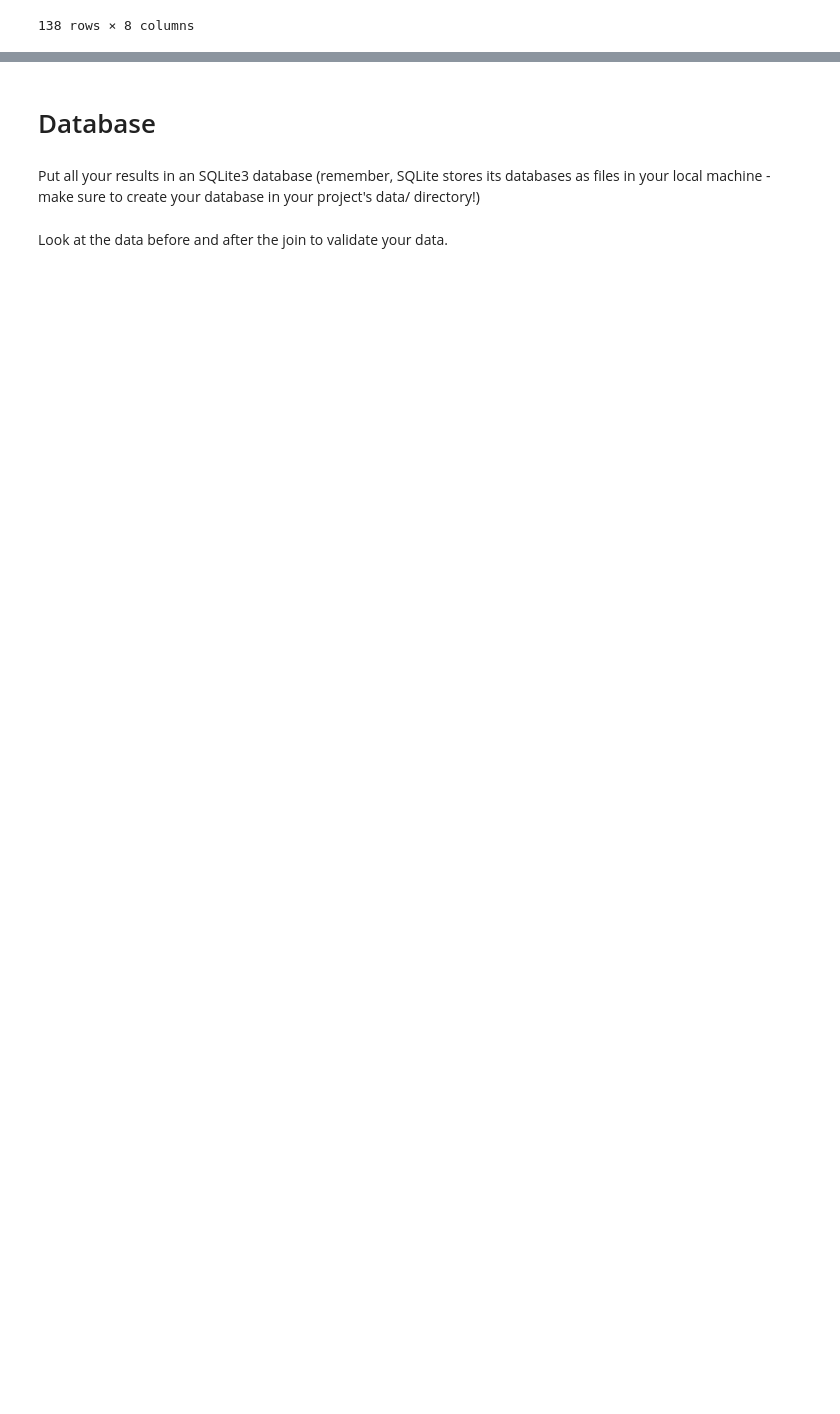
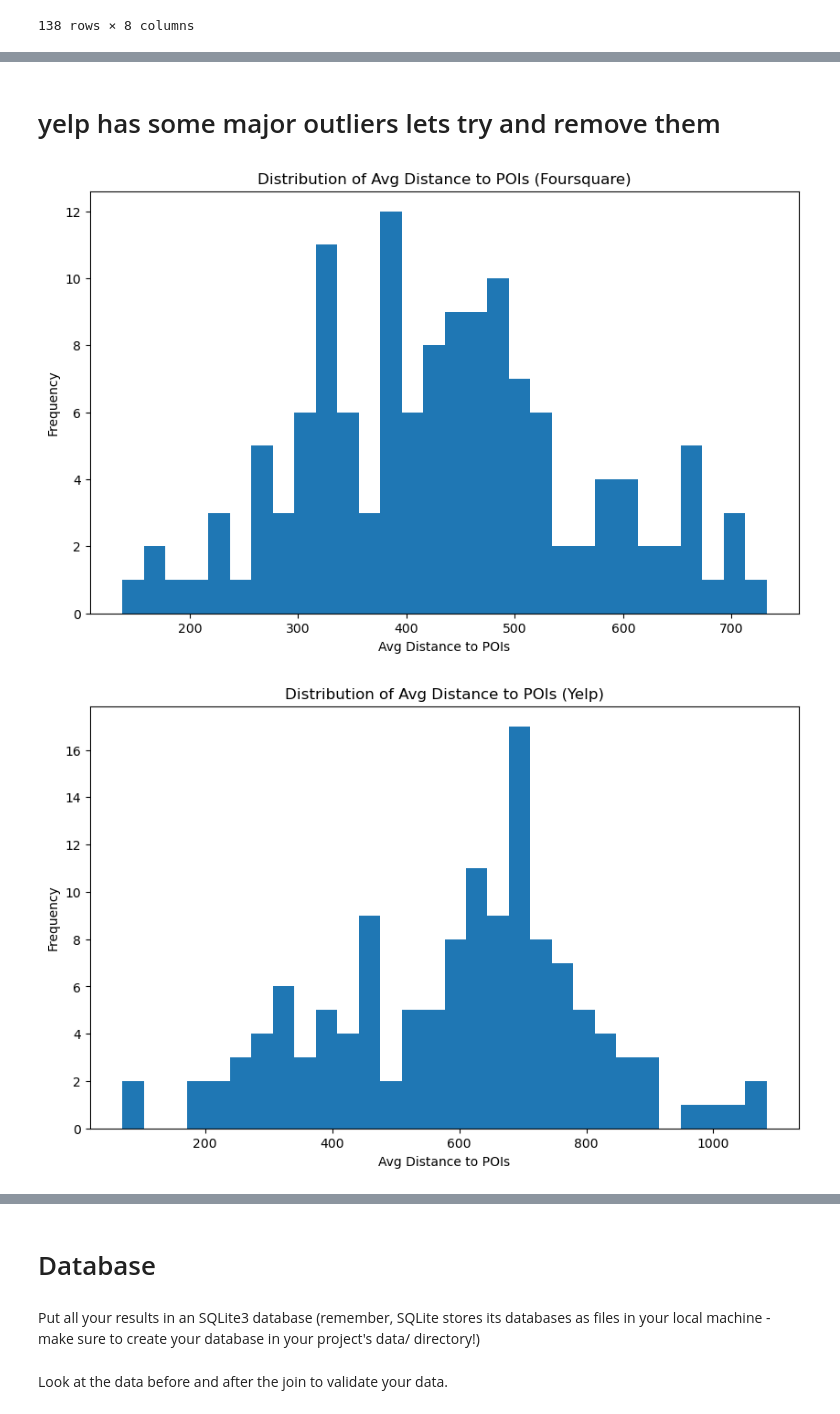
Before and after one commit to Hounder23/LIGHTHOUSE-p2, a Jupyter notebook: notebooks/joining_data.ipynb, the cells around one changed output, grey strips where cells are left out. Saved outputs shown, nothing was run; the diff lists cells and outputs as text; code cells hidden in the pictures; blank space fills up the shorter version.

```diff
--- a/notebooks/joining_data.ipynb
+++ b/notebooks/joining_data.ipynb
@@ -74,0 +153,38 @@ Name: count, Length: 138, dtype: int64
+# %% [markdown]
+# yelp has some major outliers lets try and remove them
+# %%
+# Identify and remove the major outliers for both Yelp and Foursquare using the IQR method
+# Calculate the IQR for Yelp and Foursquare
+FS_Q1 = FS_distance['FS_avg_distance'].quantile(0.25)
+FS_Q3 = FS_distance['FS_avg_distance'].quantile(0.75)
+FS_IQR = FS_Q3 - FS_Q1
+FS_lower_bound = FS_Q1 - (1.5 * FS_IQR)
+FS_upper_bound = FS_Q3 + (1.5 * FS_IQR)
+
+Yelp_Q1 = Yelp_distance['Yelp_avg_distance'].quantile(0.25)
+Yelp_Q3 = Yelp_distance['Yelp_avg_distance'].quantile(0.75)
+Yelp_IQR = Yelp_Q3 - Yelp_Q1
+Yelp_lower_bound = Yelp_Q1 - (1.5 * Yelp_IQR)
+Yelp_upper_bound = Yelp_Q3 + (1.5 * Yelp_IQR)
+
+# Remove the outliers
+FS_distance = FS_distance[(FS_distance['FS_avg_distance'] > FS_lower_bound) & (FS_distance['FS_avg_distance'] < FS_upper_bound)]
+Yelp_distance = Yelp_distance[(Yelp_distance['Yelp_avg_distance'] > Yelp_lower_bound) & (Yelp_distance['Yelp_avg_distance'] < Yelp_upper_bound)]
+# %%
+# using the same plot, plot the distribution of avg_distance for all stations after removing outliers
+plt.figure(figsize=(10, 6))
+plt.hist(FS_distance['FS_avg_distance'], bins=30)
+plt.xlabel('Avg Distance to POIs')
+plt.ylabel('Frequency')
+plt.title('Distribution of Avg Distance to POIs (Foursquare)')
+plt.show()
+
+plt.figure(figsize=(10, 6))
+plt.hist(Yelp_distance['Yelp_avg_distance'], bins=30)
+plt.xlabel('Avg Distance to POIs')
+plt.ylabel('Frequency')
+plt.title('Distribution of Avg Distance to POIs (Yelp)')
+plt.show()
+# %% [output]
+[figure, added]
+[figure, added]
```
Also changed, not shown: parts of 19 cells of this notebook, 2 other files.
